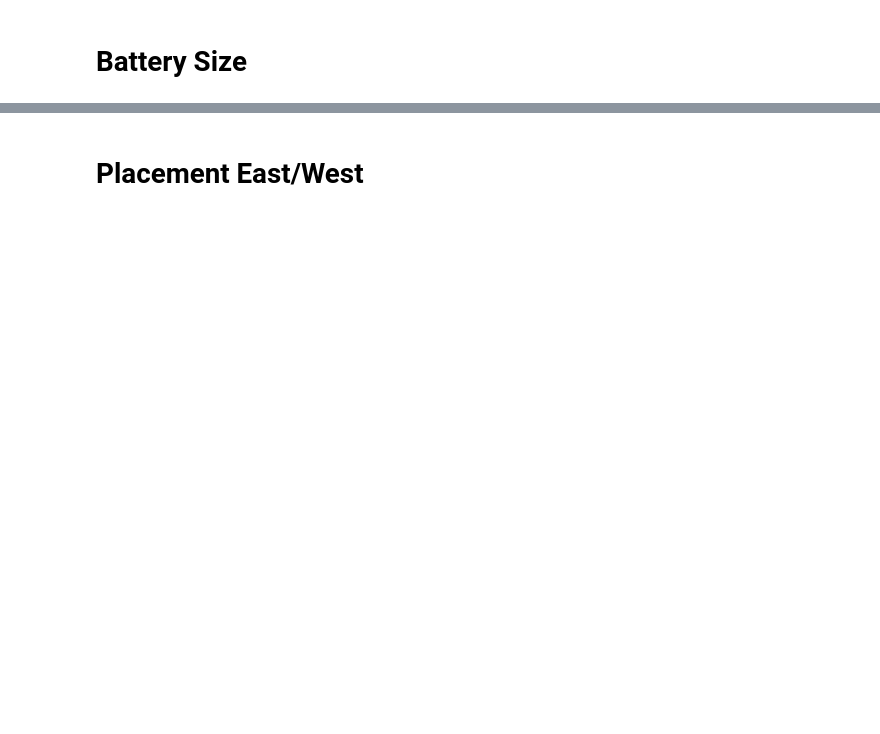
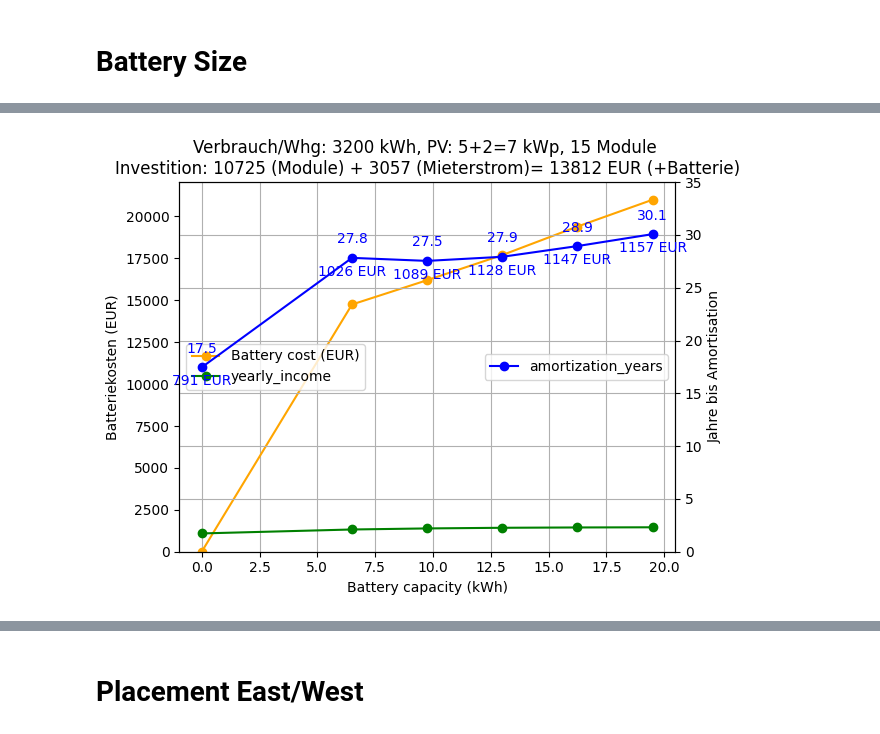
Before and after one commit to maierbn/pv-eigenverbrauch-analysis, a Jupyter notebook: compact_analysis.ipynb, the cells around one changed output, grey strips where cells are left out. Cells and saved outputs as stored; diff of their text form; code cells hidden in the pictures; blank space fills up the shorter version.

```diff
--- a/compact_analysis.ipynb
+++ b/compact_analysis.ipynb
@@ -85,20 +102,75 @@ Average PV self-consumption rate: 29.4%
 # %% [markdown]
 # Battery Size
 # %%
-results = []
-for battery_capacity_kWh in [0, 5, 10, 15, 20, 25, 30, 40, 50, 60, 70, 80]:
-    avg_pv_used = battery_simulation.run_pv_battery_simulation(
-        consumption_per_flat_per_year_kWh = 3200,  # kWh
-        installed_power_oso_kWp = 30,  # kWp
-        installed_power_wnw_kWp = 20,  # kWp
-        battery_capacity_kWh = battery_capacity_kWh,  # kWh
-        battery_discharge_cutoff_limit = 0.1,  # 10% minimum charge
-        battery_charge_efficiency = 0.95,  # 95% efficiency when charging
-        enable_plots=False
-    )
-    print(f"Battery capacity: {battery_capacity_kWh} kWh, Average annual PV power used: {avg_pv_used:.2f} kWh")
-    results.append((battery_capacity_kWh, avg_pv_used))
+installed_power_oso_kWp = 7  # kWp
+installed_power_wnw_kWp = 4  # kWp
+consumption_per_flat_per_year_kWh = 4500 # kWh
 
-df_result = pd.DataFrame(results, columns=["Battery capacity (kWh)", "Average annual PV power used (kWh)"])
-df_result.set_index("Battery capacity (kWh)", inplace=True)
+
+for consumption_per_flat_per_year_kWh in [3200, 4500]:
+    for (installed_power_oso_kWp, installed_power_wnw_kWp) in [(5,2), (7,3), (8,4), (9,5), (10,5), (11,6), (14, 7), (18, 9)]:
+        print(f"======================\nInstalled power: {installed_power_oso_kWp}+{installed_power_wnw_kWp}={installed_power_oso_kWp+installed_power_wnw_kWp} kWp")
+
+        results = []
+        costs = []
+        for battery_capacity_kWh in [0, 6.5, 9.75, 13, 16.25, 19.5]: #, 25, 30, 35]:
+            avg_pv_used = battery_simulation.run_pv_battery_simulation(
+                consumption_per_flat_per_year_kWh = consumption_per_flat_per_year_kWh,  # kWh
+                installed_power_oso_kWp = installed_power_oso_kWp,  # kWp
+                installed_power_wnw_kWp = installed_power_wnw_kWp,  # kWp
+                battery_capacity_kWh = battery_capacity_kWh,  # kWh, available: 6.5, 9.75, 13, 16.25, 19.5
+                battery_discharge_cutoff_limit = 0.1,  # 10% minimum charge
+                battery_charge_efficiency = 0.9,  # 90% efficiency when charging/discharging
+                battery_max_power_kW=4.5,  # 4.5 kW max power of battery
+                enable_plots=False
+            )
+
+            battery_costs = {
+                0: 0,
+                6.5: 14750,
+                9.75: 16200,
+                13: 17700,
+                16.25: 19400,
+                19.5: 21000,
+            }
+            battery_cost = battery_costs.get(battery_capacity_kWh, np.nan)
+
+            if not np.isnan(battery_cost):
+                costs.append((battery_capacity_kWh, battery_cost, avg_pv_used))
+
+            print(f"Battery capacity: {battery_capacity_kWh} kWh, Average annual PV power used: {avg_pv_used:.2f} kWh")
+            results.append((battery_capacity_kWh, avg_pv_used))
+
+        df_result = pd.DataFrame(results, columns=["Battery capacity (kWh)", "Average annual PV power used (kWh)"])
+        df_result.set_index("Battery capacity (kWh)", inplace=True)
+
+        df_costs = pd.DataFrame(costs, columns=["Battery capacity (kWh)", "Battery cost (EUR)", "Average annual PV power used (kWh)"])
+        df_costs.set_index("Battery capacity (kWh)", inplace=True)
+
+        number_of_modules = int((installed_power_oso_kWp+installed_power_wnw_kWp)/.46)
+        initial_cost = 715*number_of_modules + 3087
+        # Running costs mieterstrom 1.440 EUR / 3 years = 480 EUR/year
+        # Grundpreis für Mieter: 15 EUR / month = 180 EUR / year
+        # Arbeitspreis: 0.25 EUR / kWh
+        print(f"Number of modules: {number_of_modules}, initial cost: {715*number_of_modules} for modules + 3057 Mieterstrom = {initial_cost} EUR")
+        df_costs["yearly_income"] = df_costs["Average annual PV power used (kWh)"] * 0.25  # EUR per kWh
+        df_costs["amortization_years"] = (df_costs["Battery cost (EUR)"] + initial_cost) / (df_costs["yearly_income"] - 480 + 180)
+
+        df_costs.plot(y="Battery cost (EUR)", marker='o', color='orange')
+        df_costs.plot(y="yearly_income", marker='o', color='green', ax=plt.gca())
+        plt.title(f"Verbrauch/Whg: {consumption_per_flat_per_year_kWh} kWh, PV: {installed_power_oso_kWp}+{installed_power_wnw_kWp}={installed_power_oso_kWp+installed_power_wnw_kWp} kWp, {number_of_modules} Module \n"\
+                +f"Investition: {715*number_of_modules} (Module) + 3057 (Mieterstrom)= {initial_cost} EUR (+Batterie)")
+        plt.ylim(0, None)
+        plt.ylabel("Batteriekosten (EUR)")
+        plt.legend(loc='center left')
+        plt.grid(which='both', axis='x')
+        plt.twinx()
+        df_costs.plot(y="amortization_years", marker='o', color='blue', ax=plt.gca())
+        for x, y in df_costs["amortization_years"].items():
+            plt.text(x, y - 1.7, f"{y:.1f}\n\n{int(df_costs.loc[x,'yearly_income'] - 480 + 180)} EUR", ha='center', color='blue')
+        plt.ylim(0, 35)
+        plt.legend(loc='center right')
+        plt.ylabel("Jahre bis Amortisation");
+        plt.grid()
+        plt.savefig(f"battery_costs_amortization_{consumption_per_flat_per_year_kWh}_{number_of_modules}.png")
 # %% [output]
@@ -116,0 +194 @@ Battery capacity: 80 kWh, Average annual PV power used: 14049.33 kWh
+[figure, added]
```
Also changed, not shown: parts of 6 cells of this notebook, 17 other files.
